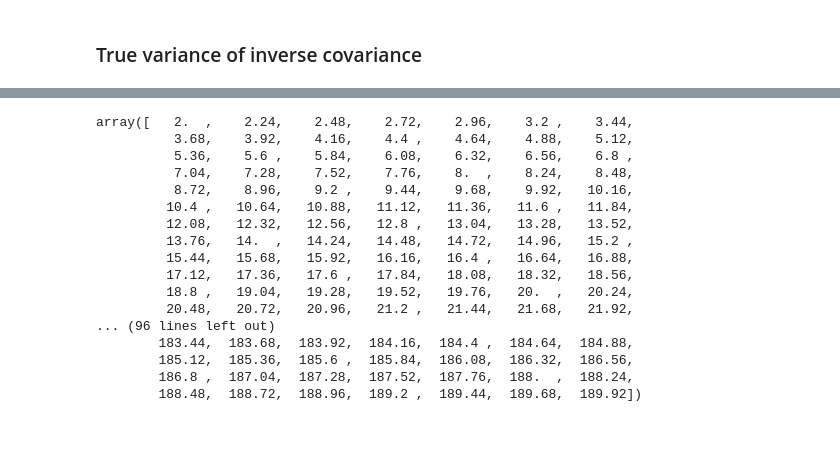
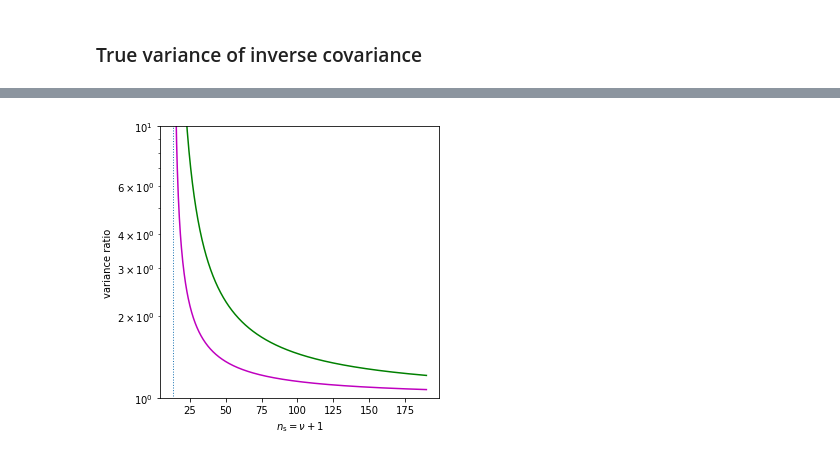
Before and after one commit to emilleishida/CorrMatrix_ABC, a Jupyter notebook: scripts/cov_matrix_definition/wishart.ipynb, the cells around one changed output, grey strips where cells are left out. Drawn from its saved outputs; the diff is of its cells as text; code cells hidden in the pictures.

```diff
--- a/scripts/cov_matrix_definition/wishart.ipynb
+++ b/scripts/cov_matrix_definition/wishart.ipynb
@@ -313,20 +317,17 @@ plt.show()
-# %%
-n_S_fine
-# %% [output]
-array([   2.  ,    2.24,    2.48,    2.72,    2.96,    3.2 ,    3.44,
-          3.68,    3.92,    4.16,    4.4 ,    4.64,    4.88,    5.12,
-          5.36,    5.6 ,    5.84,    6.08,    6.32,    6.56,    6.8 ,
-          7.04,    7.28,    7.52,    7.76,    8.  ,    8.24,    8.48,
-          8.72,    8.96,    9.2 ,    9.44,    9.68,    9.92,   10.16,
-         10.4 ,   10.64,   10.88,   11.12,   11.36,   11.6 ,   11.84,
-         12.08,   12.32,   12.56,   12.8 ,   13.04,   13.28,   13.52,
-         13.76,   14.  ,   14.24,   14.48,   14.72,   14.96,   15.2 ,
-         15.44,   15.68,   15.92,   16.16,   16.4 ,   16.64,   16.88,
-         17.12,   17.36,   17.6 ,   17.84,   18.08,   18.32,   18.56,
-         18.8 ,   19.04,   19.28,   19.52,   19.76,   20.  ,   20.24,
-         20.48,   20.72,   20.96,   21.2 ,   21.44,   21.68,   21.92,
-... (96 lines left out)
-        183.44,  183.68,  183.92,  184.16,  184.4 ,  184.64,  184.88,
-        185.12,  185.36,  185.6 ,  185.84,  186.08,  186.32,  186.56,
-        186.8 ,  187.04,  187.28,  187.52,  187.76,  188.  ,  188.24,
-        188.48,  188.72,  188.96,  189.2 ,  189.44,  189.68,  189.92])
+# %%
+plt.figure(figsize=(5,5))
+ratio = [y/x for (x, y) in zip(var_tr, var_inv_trw)]
+plt.plot(n_S_fine, ratio, 'g', label='ratio')
+ratio_deb = [y/x for (x,y) in zip(var_tr, var_inv_deb_trw)]
+plt.plot(n_S_fine, ratio_deb, 'm', label='ratio deb')
+plt.plot([n_D+3, n_D+3], ylim, ':', linewidth=1)
+ax = plt.subplot(1, 1, 1)
+#ax.set_xscale('log')
+ax.set_yscale('log')
+plt.ylim(1, 10)
+#plt.xlim(10, 500)
+plt.xlabel('$n_{\\rm s} = \\nu + 1$')
+plt.ylabel('variance ratio')
+plt.show()
+# %% [output]
+[figure, added]
```
Also changed, not shown: parts of 8 cells of this notebook, 1 other file.
